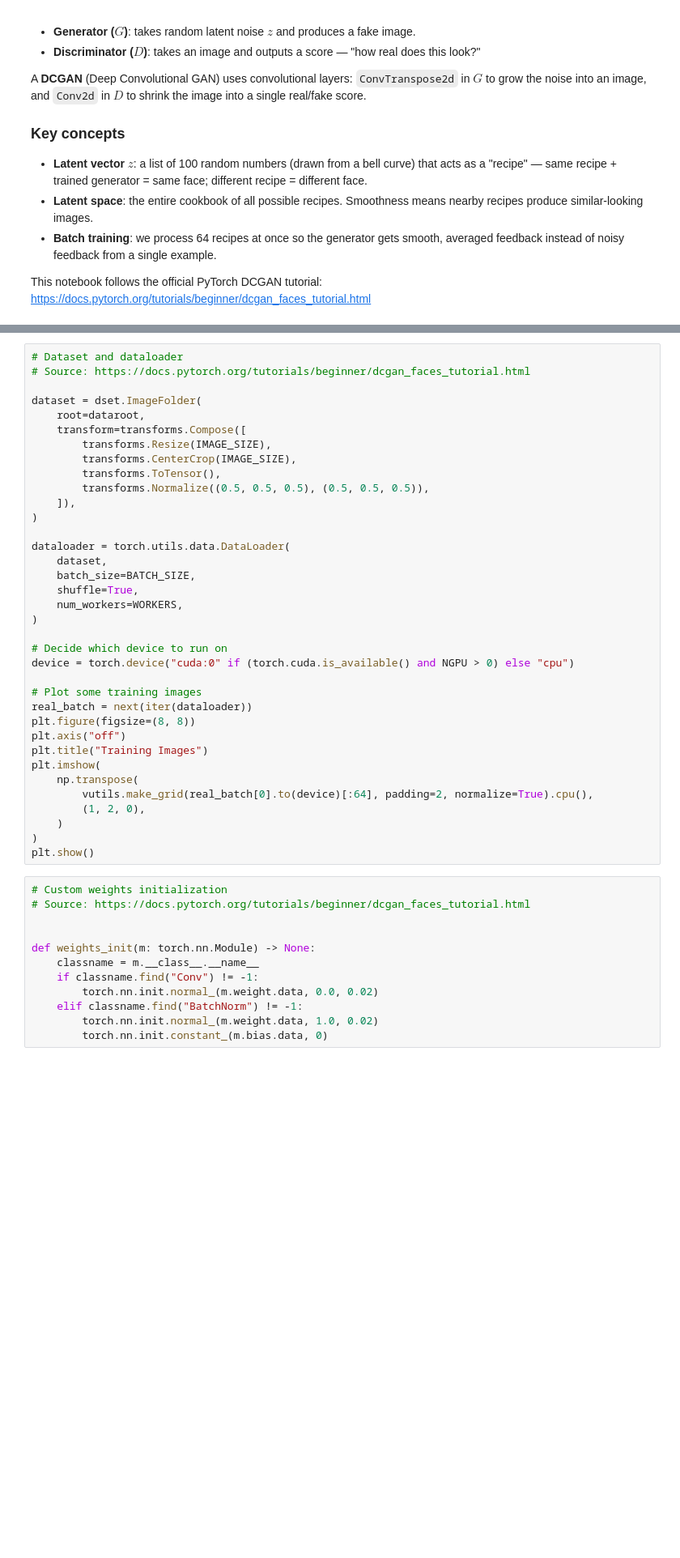
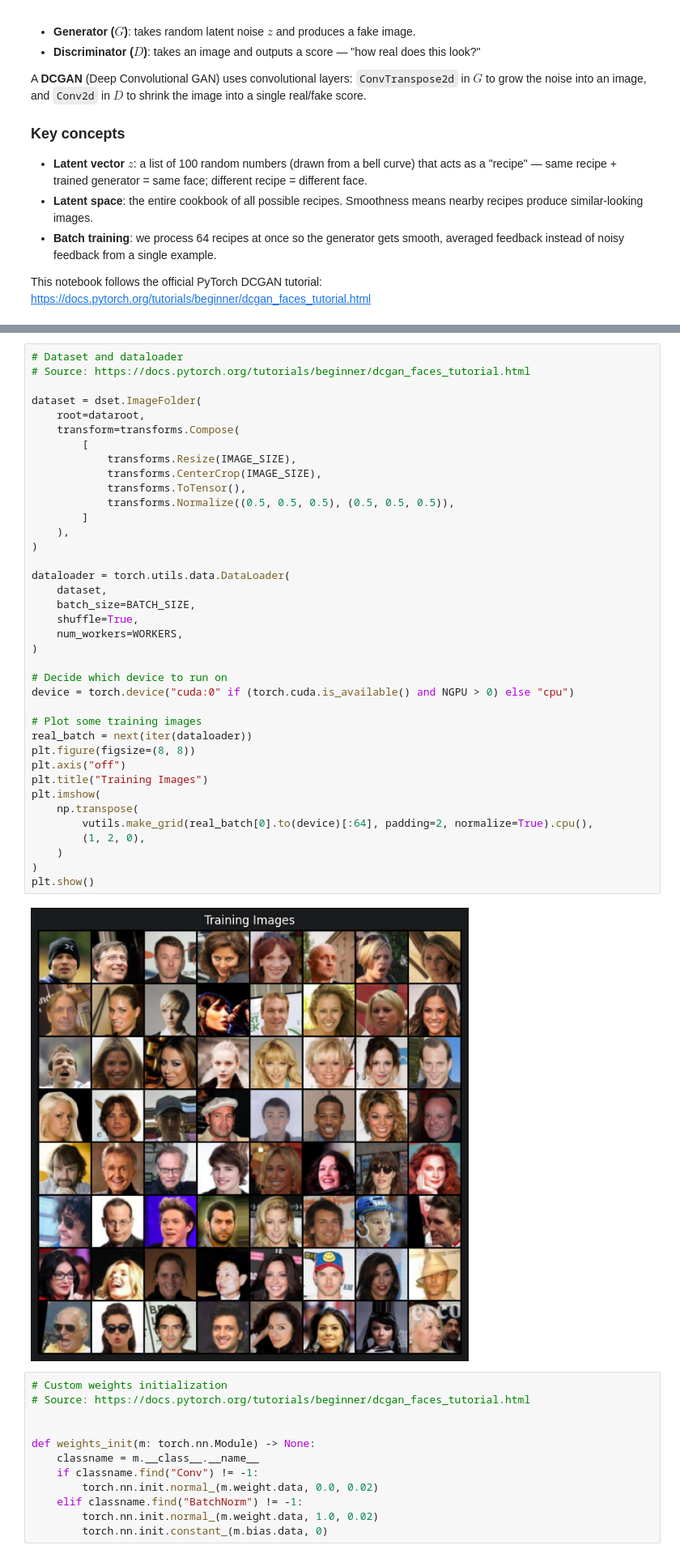
Before and after one commit to majorgilles/visual-genai-lab-curriculum, a Jupyter notebook: notebooks/04_dcgan.ipynb, the cells around one changed output, grey strips where cells are left out. Shown at 81% size. Saved outputs shown, nothing was run; the diff lists cells and outputs as text; blank space fills up the shorter version.

```diff
--- a/notebooks/04_dcgan.ipynb
+++ b/notebooks/04_dcgan.ipynb
@@ -93,39 +97,43 @@ print(f"dataroot: {dataroot}")
 # %%
 # Dataset and dataloader
 # Source: https://docs.pytorch.org/tutorials/beginner/dcgan_faces_tutorial.html
 
 dataset = dset.ImageFolder(
     root=dataroot,
-    transform=transforms.Compose([
-        transforms.Resize(IMAGE_SIZE),
-        transforms.CenterCrop(IMAGE_SIZE),
-        transforms.ToTensor(),
-        transforms.Normalize((0.5, 0.5, 0.5), (0.5, 0.5, 0.5)),
-    ]),
+    transform=transforms.Compose(
+        [
+            transforms.Resize(IMAGE_SIZE),
+            transforms.CenterCrop(IMAGE_SIZE),
+            transforms.ToTensor(),
+            transforms.Normalize((0.5, 0.5, 0.5), (0.5, 0.5, 0.5)),
+        ]
+    ),
 )
 
 dataloader = torch.utils.data.DataLoader(
     dataset,
     batch_size=BATCH_SIZE,
     shuffle=True,
     num_workers=WORKERS,
 )
 
 # Decide which device to run on
 device = torch.device("cuda:0" if (torch.cuda.is_available() and NGPU > 0) else "cpu")
 
 # Plot some training images
 real_batch = next(iter(dataloader))
 plt.figure(figsize=(8, 8))
 plt.axis("off")
 plt.title("Training Images")
 plt.imshow(
     np.transpose(
         vutils.make_grid(real_batch[0].to(device)[:64], padding=2, normalize=True).cpu(),
         (1, 2, 0),
     )
 )
 plt.show()
+# %% [output]
+[figure, added]
 # %%
 # Custom weights initialization
 # Source: https://docs.pytorch.org/tutorials/beginner/dcgan_faces_tutorial.html
```
Also changed, not shown: parts of 11 cells of this notebook.
